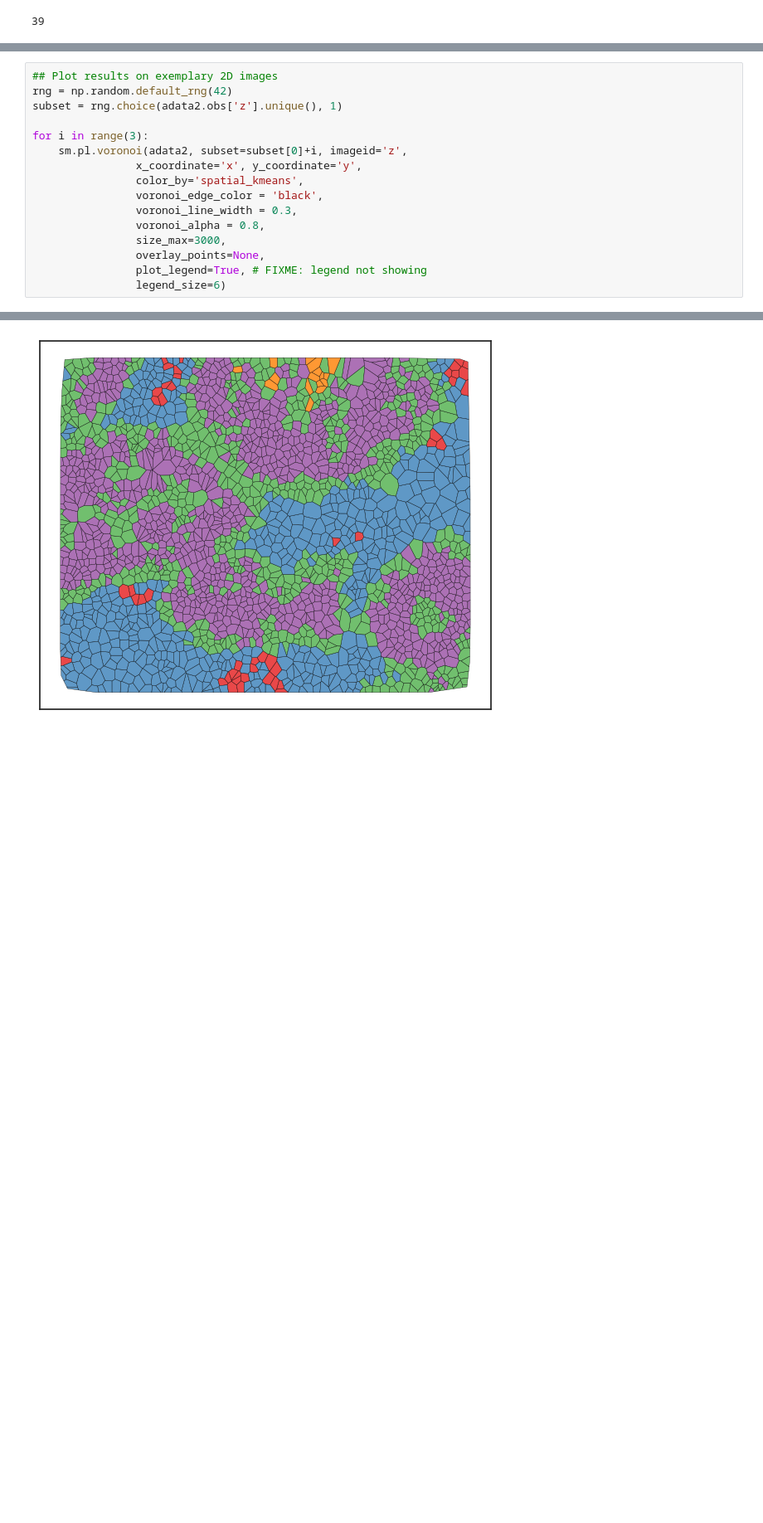
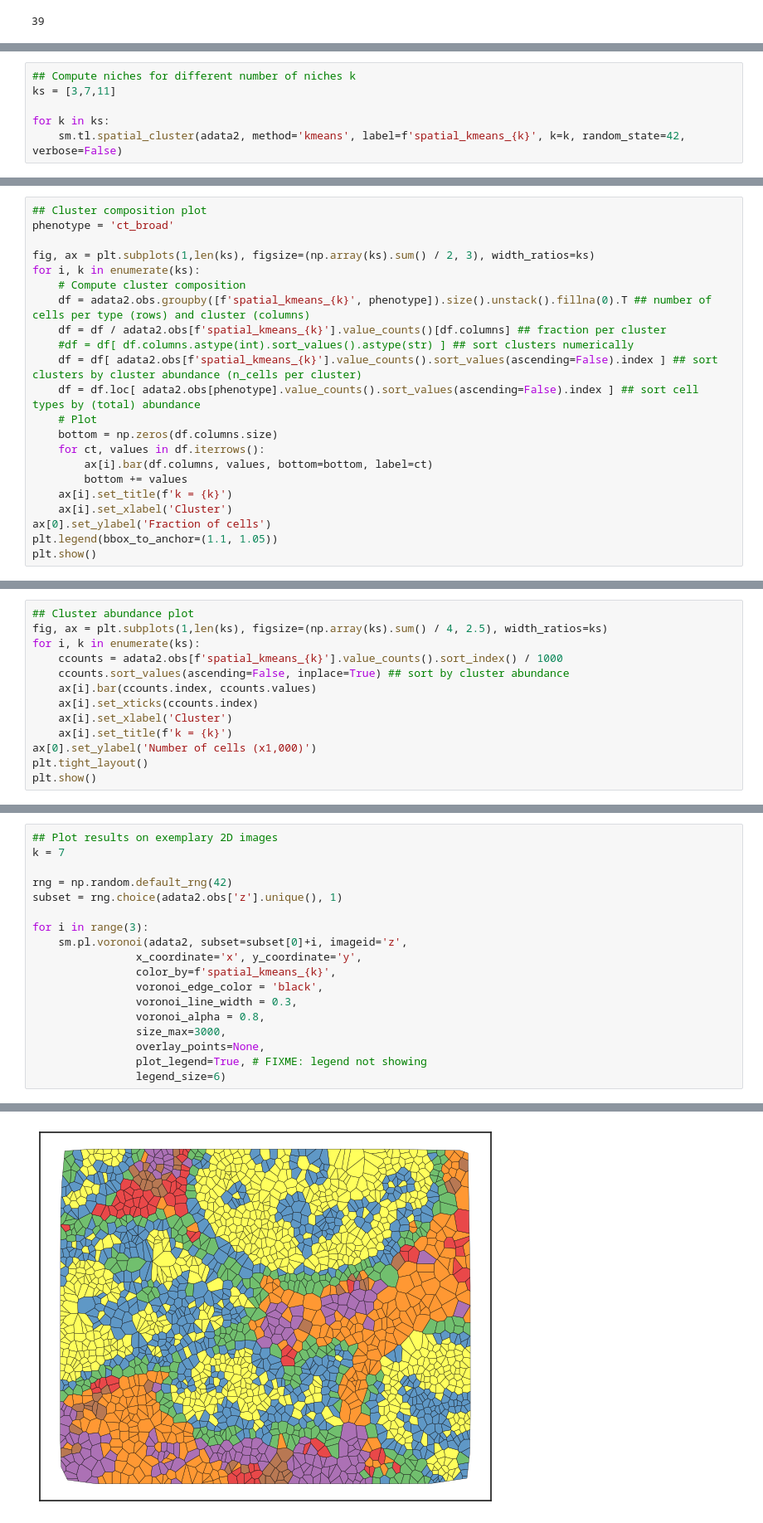
Before and after one commit to gesavoigt/master_thesis, a Jupyter notebook: scripts/nbh_analysis/scimap_niche_detection.ipynb, the cells around one changed output, grey strips where cells are left out. Shown at 83% size. Saved outputs shown, nothing was run; the diff lists cells and outputs as text; blank space fills up the shorter version.

Commit message:
Scimap niches with new phenotypes, also 2D/3D comparison

```diff
--- a/scripts/nbh_analysis/scimap_niche_detection.ipynb
+++ b/scripts/nbh_analysis/scimap_niche_detection.ipynb
@@ -141,0 +323,6 @@ adata2.obs
+# %%
+## Compute niches for different number of niches k
+ks = [3,7,11]
+
+for k in ks:
+    sm.tl.spatial_cluster(adata2, method='kmeans', label=f'spatial_kmeans_{k}', k=k, random_state=42, verbose=False)
@@ -141,0 +333,22 @@ adata2.obs
+# %%
+## Cluster composition plot
+phenotype = 'ct_broad'
+
+fig, ax = plt.subplots(1,len(ks), figsize=(np.array(ks).sum() / 2, 3), width_ratios=ks)
+for i, k in enumerate(ks):
+    # Compute cluster composition
+    df = adata2.obs.groupby([f'spatial_kmeans_{k}', phenotype]).size().unstack().fillna(0).T ## number of cells per type (rows) and cluster (columns)
+    df = df / adata2.obs[f'spatial_kmeans_{k}'].value_counts()[df.columns] ## fraction per cluster
+    #df = df[ df.columns.astype(int).sort_values().astype(str) ] ## sort clusters numerically
+    df = df[ adata2.obs[f'spatial_kmeans_{k}'].value_counts().sort_values(ascending=False).index ] ## sort clusters by cluster abundance (n_cells per cluster)
+    df = df.loc[ adata2.obs[phenotype].value_counts().sort_values(ascending=False).index ] ## sort cell types by (total) abundance
+    # Plot
+    bottom = np.zeros(df.columns.size)
+    for ct, values in df.iterrows():
+        ax[i].bar(df.columns, values, bottom=bottom, label=ct)
+        bottom += values
+    ax[i].set_title(f'k = {k}')
+    ax[i].set_xlabel('Cluster')
+ax[0].set_ylabel('Fraction of cells')
+plt.legend(bbox_to_anchor=(1.1, 1.05))
+plt.show()
@@ -141,0 +357,13 @@ adata2.obs
+# %%
+## Cluster abundance plot
+fig, ax = plt.subplots(1,len(ks), figsize=(np.array(ks).sum() / 4, 2.5), width_ratios=ks)
+for i, k in enumerate(ks):
+    ccounts = adata2.obs[f'spatial_kmeans_{k}'].value_counts().sort_index() / 1000
+    ccounts.sort_values(ascending=False, inplace=True) ## sort by cluster abundance
+    ax[i].bar(ccounts.index, ccounts.values)
+    ax[i].set_xticks(ccounts.index)
+    ax[i].set_xlabel('Cluster')
+    ax[i].set_title(f'k = {k}')
+ax[0].set_ylabel('Number of cells (x1,000)')
+plt.tight_layout()
+plt.show()
@@ -142,12 +372,14 @@ adata2.obs
 # %%
 ## Plot results on exemplary 2D images
+k = 7
+
 rng = np.random.default_rng(42)
 subset = rng.choice(adata2.obs['z'].unique(), 1)
 
 for i in range(3):
     sm.pl.voronoi(adata2, subset=subset[0]+i, imageid='z',
                 x_coordinate='x', y_coordinate='y',
-                color_by='spatial_kmeans',
+                color_by=f'spatial_kmeans_{k}',
                 voronoi_edge_color = 'black',
                 voronoi_line_width = 0.3,
                 voronoi_alpha = 0.8,
@@ -160 +392 @@ for i in range(3):
-[figure, old version]
+[figure, new version]
```
Also changed, not shown: parts of 32 cells of this notebook.
